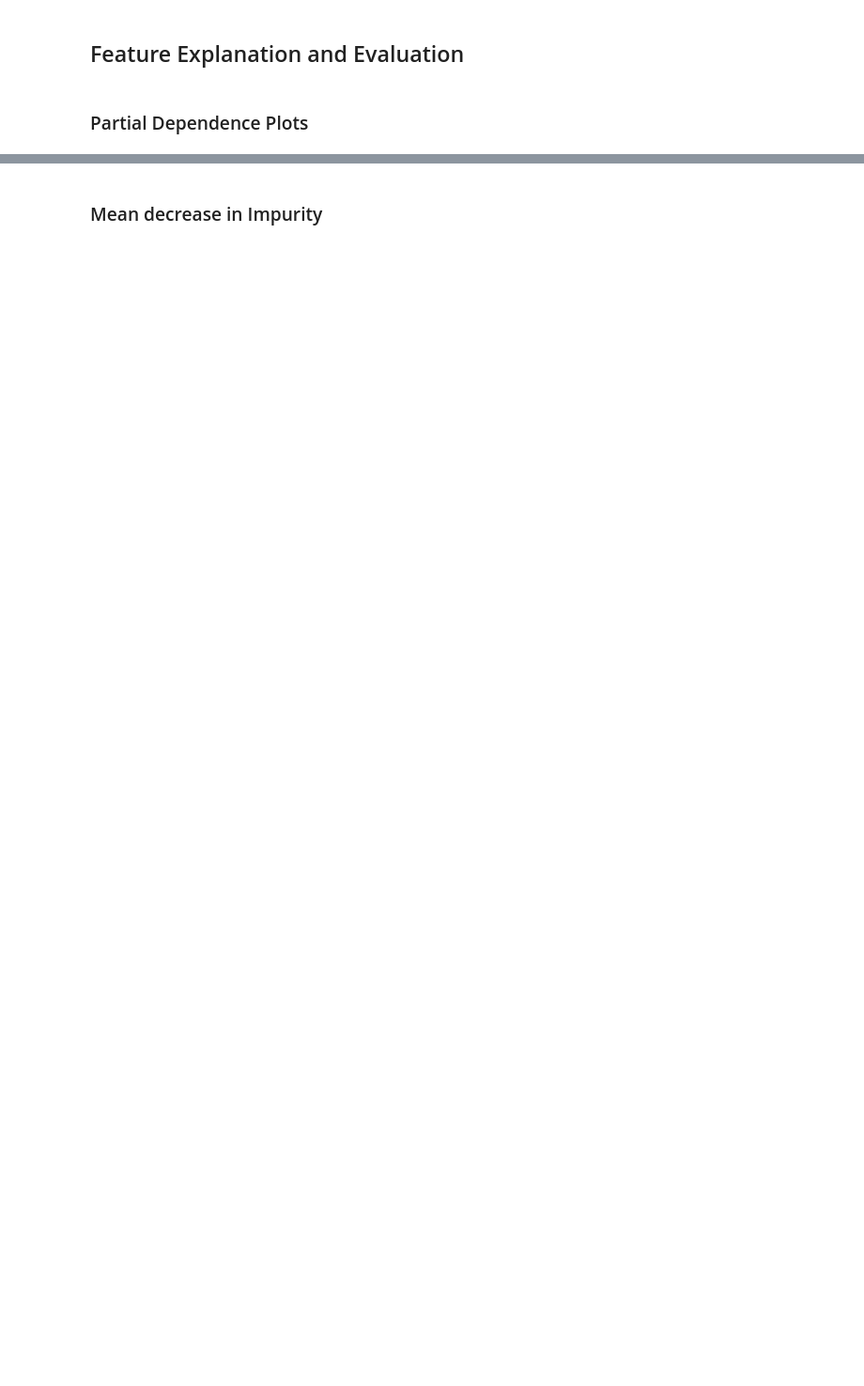
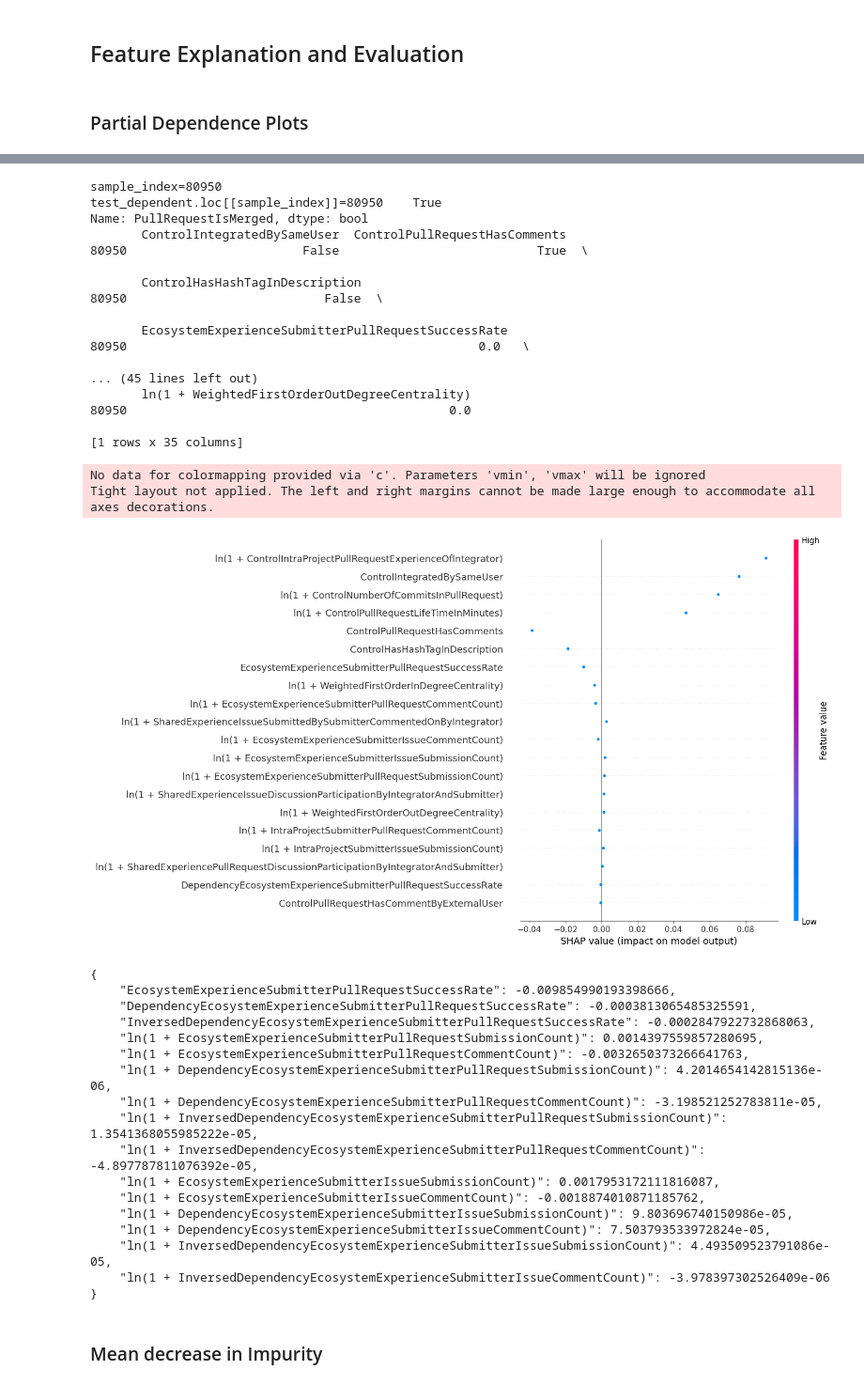
Before and after one commit to wmeijer221/msc_thesis, a Jupyter notebook: python_proj/modelling/notebooks/random_forest/ftc_model.ipynb, the cells around one changed output, grey strips where cells are left out. Shown at 94% size. Cells and saved outputs as stored; diff of their text form; code cells hidden in the pictures; blank space fills up the shorter version.

```diff
--- a/python_proj/modelling/notebooks/random_forest/ftc_model.ipynb
+++ b/python_proj/modelling/notebooks/random_forest/ftc_model.ipynb
@@ -330,3 +336,55 @@ weighted avg       0.76      0.77      0.76     85715
+# %%
+
+sample_index = test_predictors.sample(1).index[0]
+print(f'{sample_index=}')
+print(f'{test_dependent.loc[[sample_index]]=}')
+
+instance = test_predictors.loc[[sample_index]]
+print(instance)
+
+shap_values = explainer.shap_values(instance)
+shap.summary_plot(shap_values, instance)
+results = {field: shap for field, shap in zip(test_predictors.columns, *shap_values)
+           if re.match(r'.*(?!Dependency).*(?=Ecosystem).*', field)}
+print(json.dumps(results, indent=4))
+# %% [output]
+sample_index=80950
+test_dependent.loc[[sample_index]]=80950    True
+Name: PullRequestIsMerged, dtype: bool
+       ControlIntegratedBySameUser  ControlPullRequestHasComments
+80950                        False                           True  \
+
+       ControlHasHashTagInDescription
+80950                           False  \
+
+       EcosystemExperienceSubmitterPullRequestSuccessRate
+80950                                                0.0   \
+
+... (45 lines left out)
+       ln(1 + WeightedFirstOrderOutDegreeCentrality)
+80950                                            0.0
+
+[1 rows x 35 columns]
+No data for colormapping provided via 'c'. Parameters 'vmin', 'vmax' will be ignored
+Tight layout not applied. The left and right margins cannot be made large enough to accommodate all axes decorations.
+[figure, added]
+{
+    "EcosystemExperienceSubmitterPullRequestSuccessRate": -0.009854990193398666,
+    "DependencyEcosystemExperienceSubmitterPullRequestSuccessRate": -0.0003813065485325591,
+    "InversedDependencyEcosystemExperienceSubmitterPullRequestSuccessRate": -0.0002847922732868063,
+    "ln(1 + EcosystemExperienceSubmitterPullRequestSubmissionCount)": 0.0014397559857280695,
+    "ln(1 + EcosystemExperienceSubmitterPullRequestCommentCount)": -0.0032650373266641763,
+    "ln(1 + DependencyEcosystemExperienceSubmitterPullRequestSubmissionCount)": 4.2014654142815136e-06,
+    "ln(1 + DependencyEcosystemExperienceSubmitterPullRequestCommentCount)": -3.198521252783811e-05,
+    "ln(1 + InversedDependencyEcosystemExperienceSubmitterPullRequestSubmissionCount)": 1.3541368055985222e-05,
+    "ln(1 + InversedDependencyEcosystemExperienceSubmitterPullRequestCommentCount)": -4.897787811076392e-05,
+    "ln(1 + EcosystemExperienceSubmitterIssueSubmissionCount)": 0.0017953172111816087,
+    "ln(1 + EcosystemExperienceSubmitterIssueCommentCount)": -0.0018874010871185762,
+    "ln(1 + DependencyEcosystemExperienceSubmitterIssueSubmissionCount)": 9.803696740150986e-05,
+    "ln(1 + DependencyEcosystemExperienceSubmitterIssueCommentCount)": 7.503793533972824e-05,
+    "ln(1 + InversedDependencyEcosystemExperienceSubmitterIssueSubmissionCount)": 4.493509523791086e-05,
+    "ln(1 + InversedDependencyEcosystemExperienceSubmitterIssueCommentCount)": -3.978397302526409e-06
+}
 # %% [markdown]
 ### Mean decrease in Impurity
 # %%
```
Also changed, not shown: parts of 9 cells of this notebook, 16 other files.
